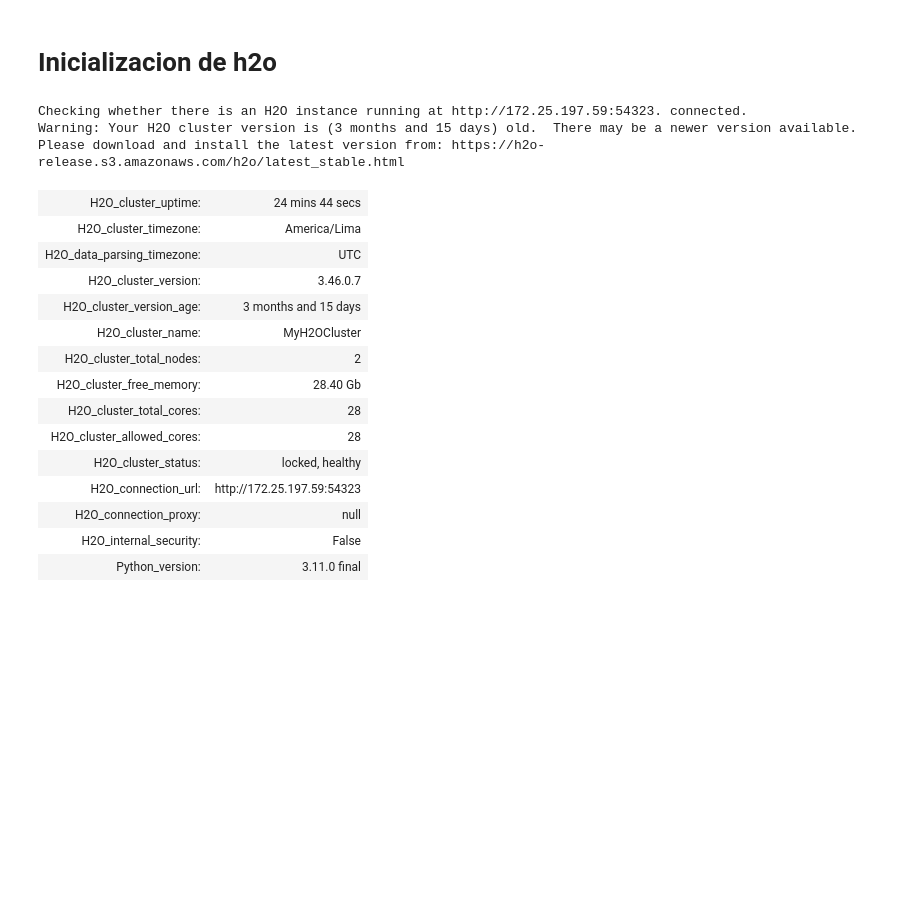
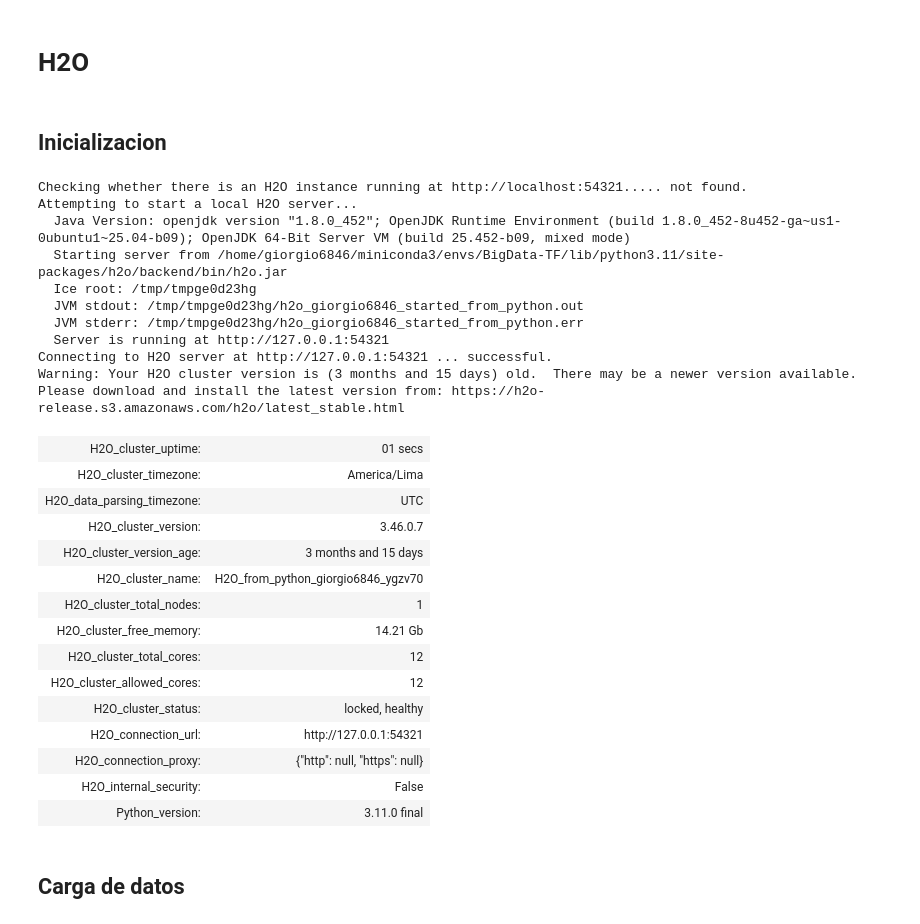
Before and after one commit to Giorgio6846/BigData-TF, a Jupyter notebook: model_training.ipynb, the cells around one changed output. Saved outputs shown, nothing was run; the diff lists cells and outputs as text; code cells hidden in the pictures; blank space fills up the shorter version.

```diff
--- a/model_training.ipynb
+++ b/model_training.ipynb
@@ -6,29 +6,42 @@ import matplotlib.pyplot as plt
 from h2o.automl import H2OAutoML
 from h2o.estimators import H2ODeepLearningEstimator, H2OAutoEncoderEstimator
 from h2o.frame import H2OFrame
+# %% [markdown]
+# H2O
 # %% [markdown]
-# Inicializacion de h2o
+## Inicializacion
 # %%
-h2o.init(ip="172.25.197.59", port=54323)
+#h2o.init(ip="172.25.197.59", port=54323)
+h2o.init(nthreads=-1, max_mem_size="16G")
 # %% [output]
-Checking whether there is an H2O instance running at http://172.25.197.59:54323. connected.
+Checking whether there is an H2O instance running at http://localhost:54321..... not found.
+Attempting to start a local H2O server...
+  Java Version: openjdk version "1.8.0_452"; OpenJDK Runtime Environment (build 1.8.0_452-8u452-ga~us1-0ubuntu1~25.04-b09); OpenJDK 64-Bit Server VM (build 25.452-b09, mixed mode)
+  Starting server from /home/giorgio6846/miniconda3/envs/BigData-TF/lib/python3.11/site-packages/h2o/backend/bin/h2o.jar
+  Ice root: /tmp/tmpge0d23hg
+  JVM stdout: /tmp/tmpge0d23hg/h2o_giorgio6846_started_from_python.out
+  JVM stderr: /tmp/tmpge0d23hg/h2o_giorgio6846_started_from_python.err
+  Server is running at http://127.0.0.1:54321
+Connecting to H2O server at http://127.0.0.1:54321 ... successful.
 Warning: Your H2O cluster version is (3 months and 15 days) old.  There may be a newer version available.
 Please download and install the latest version from: https://h2o-release.s3.amazonaws.com/h2o/latest_stable.html
-| H2O_cluster_uptime: | 24 mins 44 secs |
+| H2O_cluster_uptime: | 01 secs |
 | H2O_cluster_timezone: | America/Lima |
 | H2O_data_parsing_timezone: | UTC |
 | H2O_cluster_version: | 3.46.0.7 |
 | H2O_cluster_version_age: | 3 months and 15 days |
-| H2O_cluster_name: | MyH2OCluster |
-| H2O_cluster_total_nodes: | 2 |
-| H2O_cluster_free_memory: | 28.40 Gb |
-| H2O_cluster_total_cores: | 28 |
-| H2O_cluster_allowed_cores: | 28 |
+| H2O_cluster_name: | H2O_from_python_giorgio6846_ygzv70 |
+| H2O_cluster_total_nodes: | 1 |
+| H2O_cluster_free_memory: | 14.21 Gb |
+| H2O_cluster_total_cores: | 12 |
+| H2O_cluster_allowed_cores: | 12 |
 | H2O_cluster_status: | locked, healthy |
-| H2O_connection_url: | http://172.25.197.59:54323 |
-| H2O_connection_proxy: | null |
+| H2O_connection_url: | http://127.0.0.1:54321 |
+| H2O_connection_proxy: | {"http": null, "https": null} |
 | H2O_internal_security: | False |
 | Python_version: | 3.11.0 final |
+# %% [markdown]
+## Carga de datos
 # %%
 # Prepare data for H2O
 smb_dir = (
```
Also changed, not shown: parts of 39 cells of this notebook, 1 other file.
